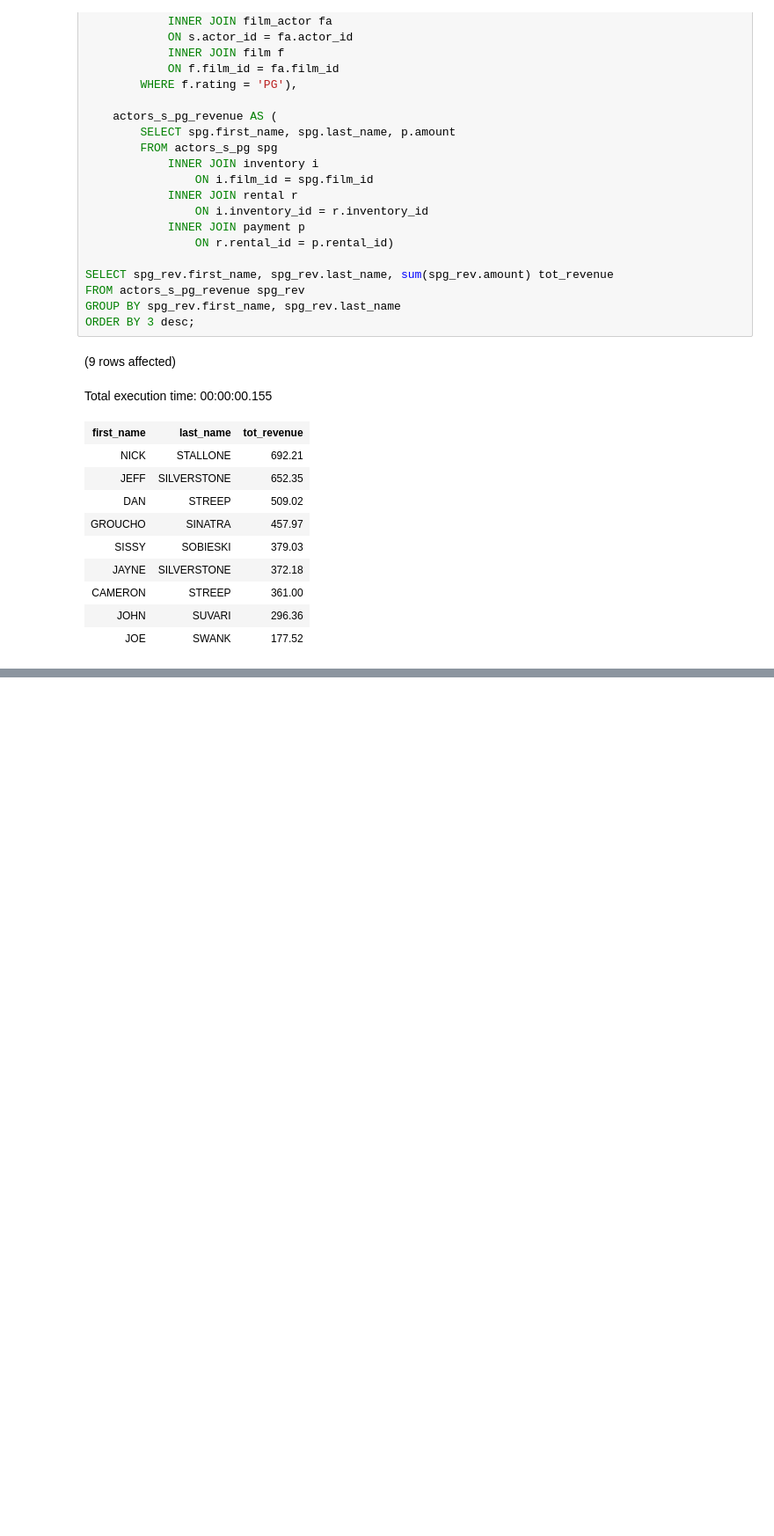
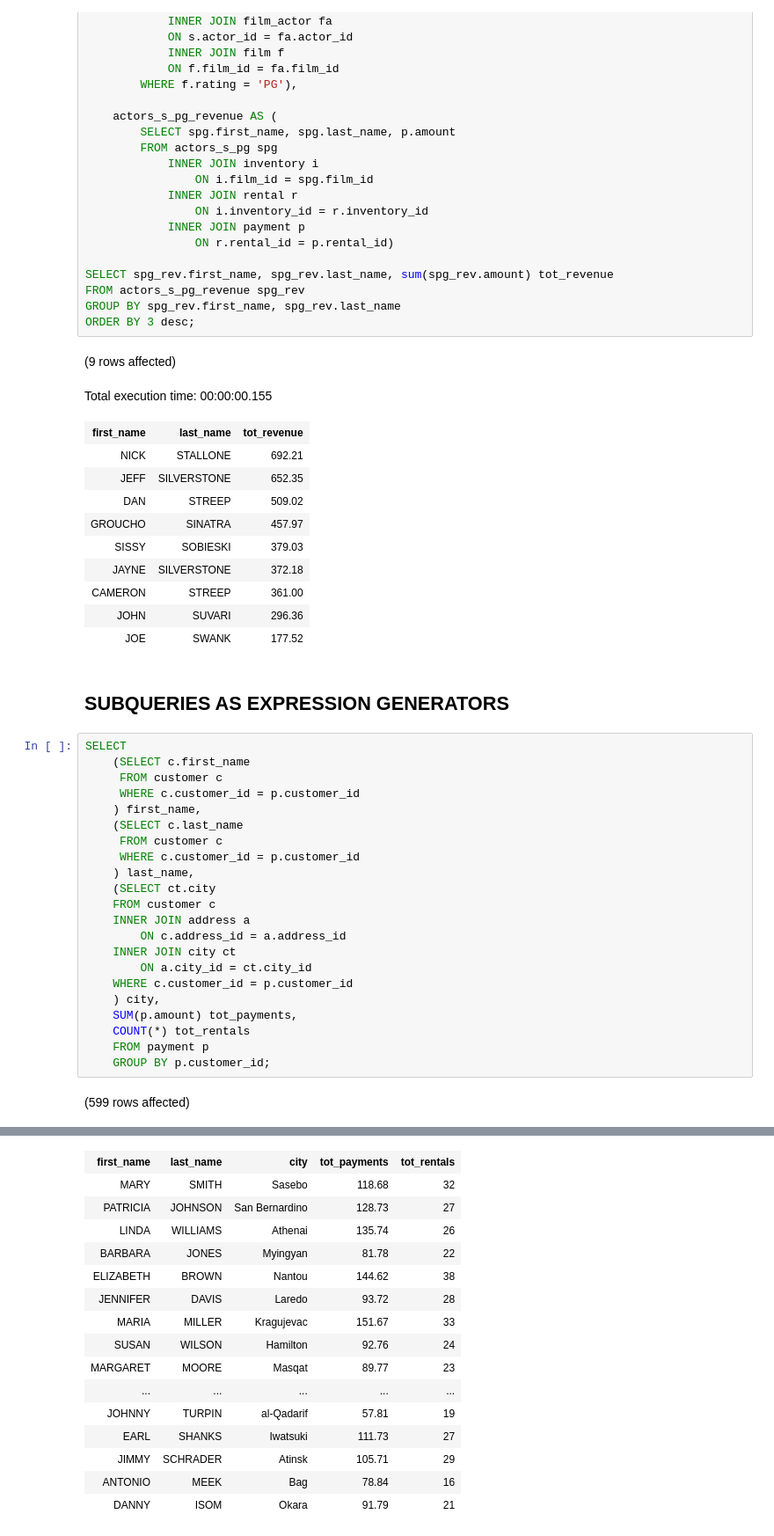
Before and after one commit to ferreira-mr/livroLearningSQL_AlanBeaulieu, a Jupyter notebook: chapter09_Subqueries.ipynb, the cells around one changed output, grey strips where cells are left out. Shown at 88% size. Drawn from its saved outputs; the diff is of its cells as text; blank space fills up the shorter version.

```diff
--- a/chapter09_Subqueries.ipynb
+++ b/chapter09_Subqueries.ipynb
@@ -637,3 +637,29 @@ Total execution time: 00:00:00.155
 | CAMERON | STREEP | 361.00 |
 | JOHN | SUVARI | 296.36 |
 | JOE | SWANK | 177.52 |
+# %% [markdown]
+## SUBQUERIES AS EXPRESSION GENERATORS
+# %%
+SELECT
+    (SELECT c.first_name
+     FROM customer c
+     WHERE c.customer_id = p.customer_id
+    ) first_name,
+    (SELECT c.last_name
+     FROM customer c
+     WHERE c.customer_id = p.customer_id
+    ) last_name,
+    (SELECT ct.city
+    FROM customer c
+    INNER JOIN address a
+        ON c.address_id = a.address_id
+    INNER JOIN city ct
+        ON a.city_id = ct.city_id
+    WHERE c.customer_id = p.customer_id
+    ) city,
+    SUM(p.amount) tot_payments,
+    COUNT(*) tot_rentals
+    FROM payment p
+    GROUP BY p.customer_id;
+# %% [output]
+(599 rows affected)
@@ -639,0 +667,16 @@ Total execution time: 00:00:00.155
+| first_name | last_name | city | tot_payments | tot_rentals |
+| MARY | SMITH | Sasebo | 118.68 | 32 |
+| PATRICIA | JOHNSON | San Bernardino | 128.73 | 27 |
+| LINDA | WILLIAMS | Athenai | 135.74 | 26 |
+| BARBARA | JONES | Myingyan | 81.78 | 22 |
+| ELIZABETH | BROWN | Nantou | 144.62 | 38 |
+| JENNIFER | DAVIS | Laredo | 93.72 | 28 |
+| MARIA | MILLER | Kragujevac | 151.67 | 33 |
+| SUSAN | WILSON | Hamilton | 92.76 | 24 |
+| MARGARET | MOORE | Masqat | 89.77 | 23 |
+| ... | ... | ... | ... | ... |
+| JOHNNY | TURPIN | al-Qadarif | 57.81 | 19 |
+| EARL | SHANKS | Iwatsuki | 111.73 | 27 |
+| JIMMY | SCHRADER | Atinsk | 105.71 | 29 |
+| ANTONIO | MEEK | Bag | 78.84 | 16 |
+| DANNY | ISOM | Okara | 91.79 | 21 |
```
Also changed, not shown: parts of 20 cells of this notebook, 1 other file.
